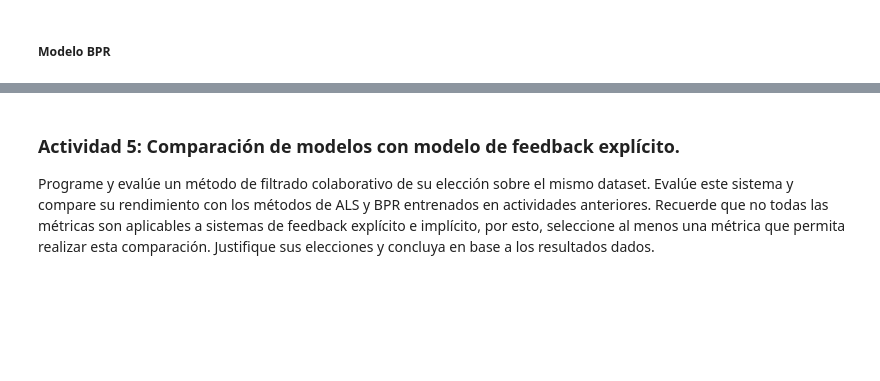
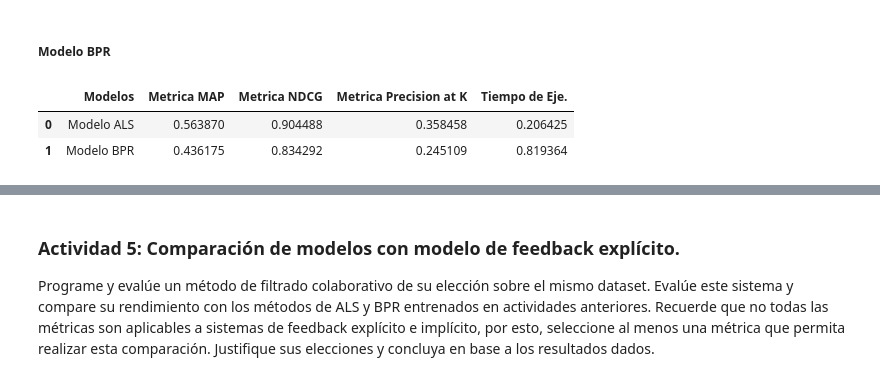
Before and after one commit to igmendozac/Sistemas_Recomendadores, a Jupyter notebook: Notebooks/Tarea_2{Ivan}_{Mendoza}_{Kevin}_{Castañeda}.ipynb, the cells around one changed output, grey strips where cells are left out. Cells and saved outputs as stored; diff of their text form; code cells hidden in the pictures; blank space fills up the shorter version.

```diff
--- a/Notebooks/Tarea_2{Ivan}_{Mendoza}_{Kevin}_{Castañeda}.ipynb
+++ b/Notebooks/Tarea_2{Ivan}_{Mendoza}_{Kevin}_{Castañeda}.ipynb
@@ -463,9 +483,10 @@ reg_fac = 0.01
 
 map = []
 ndcg = []
+precision = []
 
 # Listas para almacenar los tiempos de entrenamiento
-tiempo_entrenamiento = []
+tiempo_eje = []
 
 # Entrenamiento y medición del tiempo para modelo ALS
 model_als_F = implicit.als.AlternatingLeastSquares(factors=factores, regularization=reg_fac)
@@ -473,12 +494,13 @@ start_time = time.time()
 model_als_F.fit(user_item_matrix)
 end_time = time.time()
 tiempo_entrenamiento_ALS = end_time - start_time
-tiempo_entrenamiento.append(tiempo_entrenamiento_ALS)
+tiempo_eje.append(tiempo_entrenamiento_ALS)
 
 # Guardar metricas
-mmap_ALS, ndcg_ALS = evaluate_model(model_als_F, 10)
+mmap_ALS, ndcg_ALS, precision_ALS = evaluate_model(model_als_F, 10)
 map.append(mmap_ALS)
 ndcg.append(ndcg_ALS)
+precision.append(precision_ALS)
 # %% [markdown]
 ##### Modelo BPR
 # %%
@@ -488,9 +510,10 @@ start_time = time.time()
 model_bpr_F.fit(user_item_matrix)
 end_time = time.time()
 tiempo_entrenamiento_BPR = end_time - start_time
-tiempo_entrenamiento.append(tiempo_entrenamiento_BPR)
+tiempo_eje.append(tiempo_entrenamiento_BPR)
 
 # Guardar metricas
-mmap_BPR, ndcg_BPR = evaluate_model(model_bpr_F, 10)
+mmap_BPR, ndcg_BPR, precision_BPR  = evaluate_model(model_bpr_F, 10)
 map.append(mmap_BPR)
 ndcg.append(ndcg_BPR)
+precision.append(precision_BPR)
@@ -500,0 +520,21 @@ pd.DataFrame(data = [{"Modelos":["Modelos ALS","Modelos BPR"]},
+# %%
+data = [
+    {"Modelos": ["Modelo ALS", "Modelo BPR"]},
+    {"Metrica MAP": map},
+    {"Metrica NDCG": ndcg},
+    {"Metrica Precision at K":precision},
+    {"Tiempo de Eje.": tiempo_eje}]
+
+# Convertir la lista de diccionarios a un único diccionario
+flat_dict = {}
+for item in data:
+    key = list(item.keys())[0]
+    values = list(item.values())[0]
+    flat_dict[key] = values
+
+# Crear un DataFrame a partir de la lista de diccionarios
+pd.DataFrame(flat_dict)
+# %% [output]
+|  | Modelos | Metrica MAP | Metrica NDCG | Metrica Precision at K | Tiempo de Eje. |
+| 0 | Modelo ALS | 0.563870 | 0.904488 | 0.358458 | 0.206425 |
+| 1 | Modelo BPR | 0.436175 | 0.834292 | 0.245109 | 0.819364 |
```
Also changed, not shown: parts of 4 cells of this notebook.
